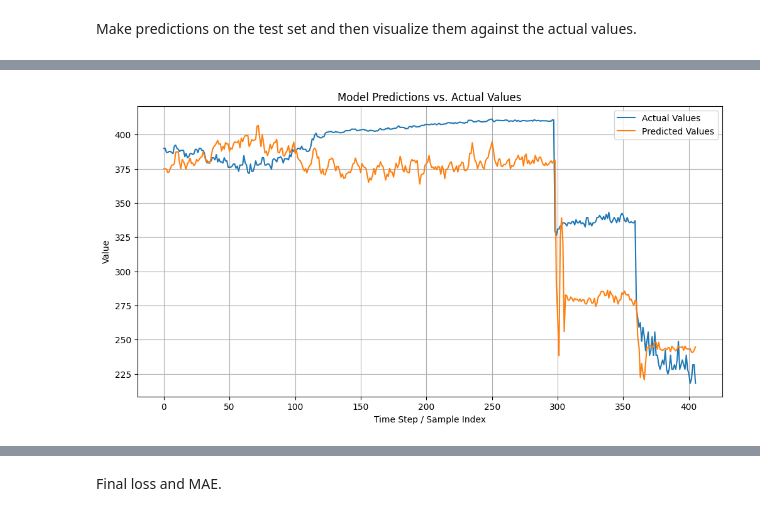
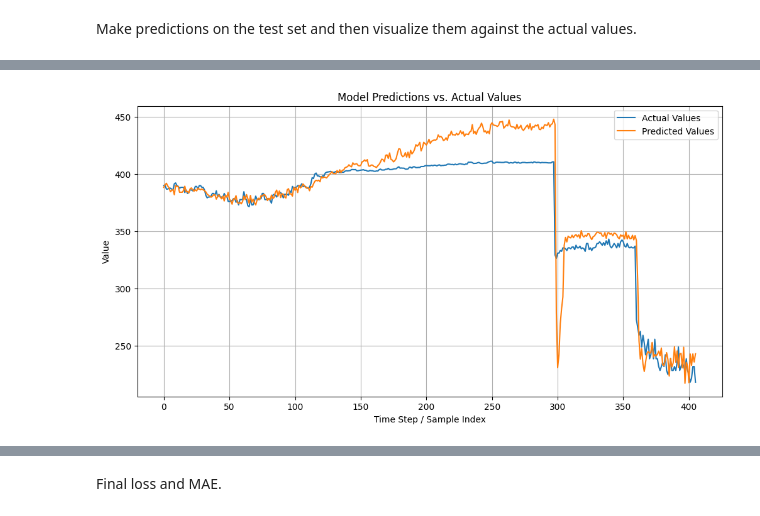
Before and after one commit to adiyadav255/IoT-air-quality-and-weather-node, a Jupyter notebook: ML/aqi_TinyNN.ipynb, the cells around one changed output, grey strips where cells are left out. Drawn from its saved outputs; the diff is of its cells as text; code cells hidden in the pictures.

```diff
--- a/ML/aqi_TinyNN.ipynb
+++ b/ML/aqi_TinyNN.ipynb
@@ -22,3 +22,12 @@ Mounted at /content/drive
+# %%
+from sklearn.preprocessing import StandardScaler
+
+y_train = y_train.reshape(-1, 1)
+y_test  = y_test.reshape(-1, 1)
+
+y_scaler = StandardScaler()
+y_train_scaled = y_scaler.fit_transform(y_train)
+y_test_scaled  = y_scaler.transform(y_test)
 # %% [markdown]
 Window Creation
 # %%
@@ -31,12 +40,13 @@ def create_windowed_data(X, y, window_size=8):
 
 WINDOW = 8
 
-X_train_w, y_train_w = create_windowed_data(X_train, y_train, window_size=WINDOW)
-X_test_w,  y_test_w  = create_windowed_data(X_test,  y_test,  window_size=WINDOW)
+X_train_w, y_train_w = create_windowed_data(X_train, y_train_scaled, window_size=WINDOW)
+X_test_w,  y_test_w  = create_windowed_data(X_test,  y_test_scaled,  window_size=WINDOW)
 
 print("Windowed Shapes:")
 print("X_train_w:", X_train_w.shape)
 print("y_train_w:", y_train_w.shape)
 print("X_test_w :", X_test_w.shape)
+print("y_test_w :", y_test_w.shape)
 # %% [output]
 Windowed Shapes:
@@ -47,7 +58,7 @@ X_test_w : (406, 8, 2)
 Building a very small MLP for a TinyNN
 # %%
 model = keras.Sequential([
-    keras.layers.Flatten(input_shape=(WINDOW, 2)),
+    keras.layers.Flatten(input_shape=(WINDOW, 4)),
     keras.layers.Dense(16, activation='relu'),
     keras.layers.Dense(8, activation='relu'),
     keras.layers.Dense(1)
@@ -107,11 +118,12 @@ import matplotlib.pyplot as plt
 
 # Make predictions on the test data
 y_pred_w = model.predict(X_test_w)
-
+y_test_real = y_scaler.inverse_transform(y_test_w).reshape(-1)
+y_pred_real = y_scaler.inverse_transform(y_pred_w).reshape(-1)
 # Plot actual vs. predicted values
 plt.figure(figsize=(12, 6))
-plt.plot(y_test_w, label='Actual Values')
-plt.plot(y_pred_w, label='Predicted Values')
+plt.plot(y_test_real, label='Actual Values')
+plt.plot(y_pred_real, label='Predicted Values')
 plt.title('Model Predictions vs. Actual Values')
 plt.xlabel('Time Step / Sample Index')
 plt.ylabel('Value')
@@ -123,2 +135,2 @@ plt.show()
-[figure, old version]
+[figure, new version]
 # %%
```
Also changed, not shown: parts of 13 cells of this notebook, 7 other files.
